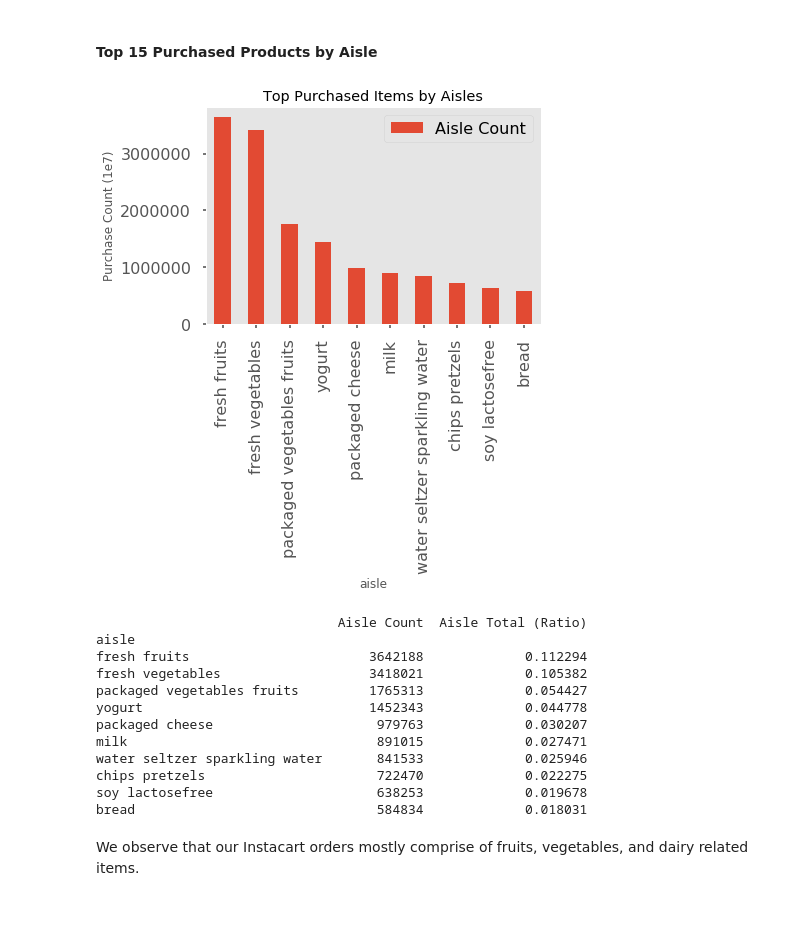
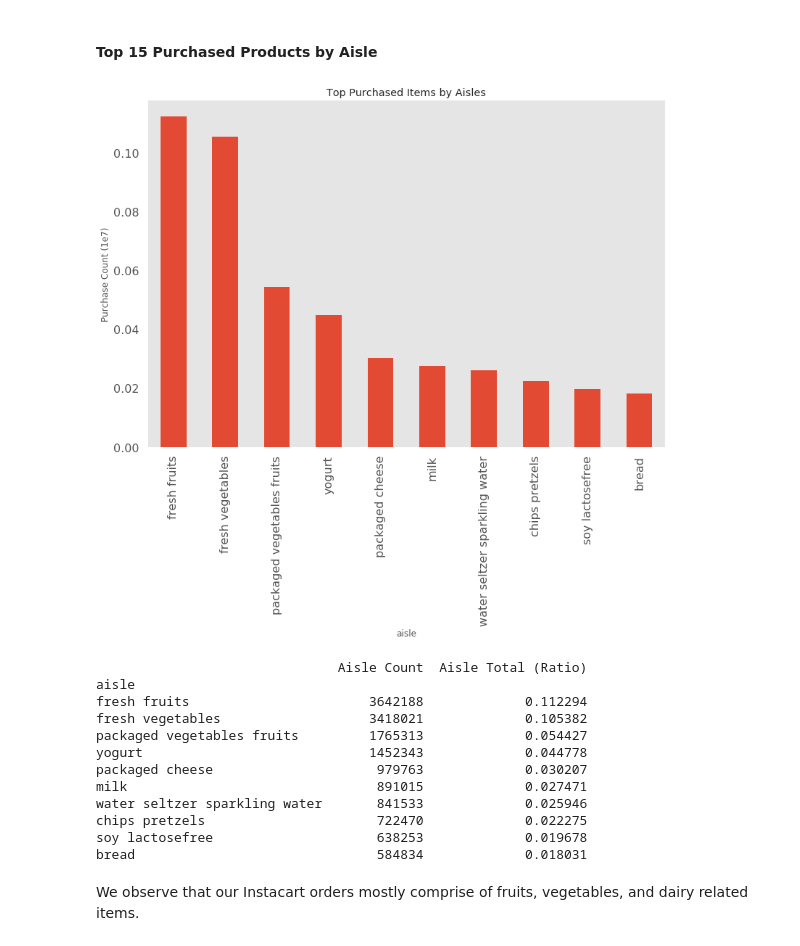
Before and after one commit to CloudChaoszero/Instacart-Product-AnalysisAndInference, a Jupyter notebook: Analytics/Instacart-Data-Analytics.ipynb, the cells around one changed output. Saved outputs shown, nothing was run; the diff lists cells and outputs as text; code cells hidden in the pictures; blank space fills up the shorter version.

```diff
--- a/Analytics/Instacart-Data-Analytics.ipynb
+++ b/Analytics/Instacart-Data-Analytics.ipynb
@@ -170,15 +199,17 @@ ordersAisleDF = orders_JoinProductsAndAisles_grouped.merge( \
 # %%
 ordersAisleDF.set_index('aisle',inplace=True)
 # %%
-ordersAisleDF[:10].plot(kind='bar')
+ordersAisleDF['Aisle Total (Ratio)'] = ordersAisleDF['Aisle Count'] / ordersAisleDF['Aisle Count'].sum()
+
+ordersAisleDF['Aisle Total (Ratio)'][:10].plot(kind='bar')
 plt.title('Top Purchased Items by Aisles')
 plt.ylabel('Purchase Count (1e7)')
 plt.show()
 
-ordersAisleDF['Aisle Total (Ratio)'] = ordersAisleDF['Aisle Count'] / ordersAisleDF['Aisle Count'].sum()
+
 print(ordersAisleDF[:10])
 # %% [output]
-[figure, old version]
+[figure, new version]
                                Aisle Count  Aisle Total (Ratio)
 aisle
 fresh fruits                       3642188             0.112294
```
Also changed, not shown: parts of 43 cells of this notebook.
